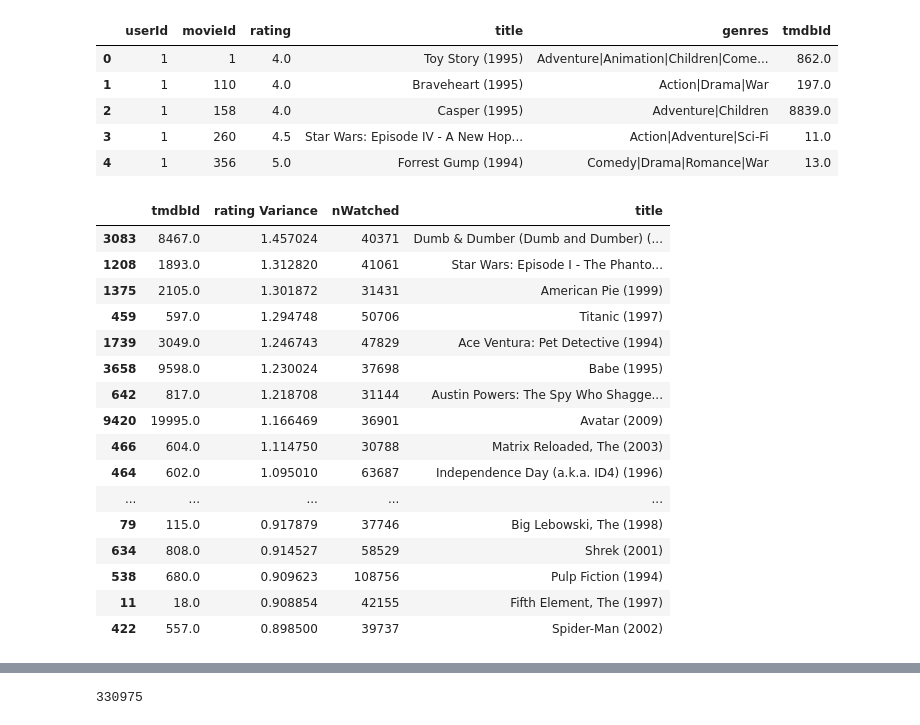
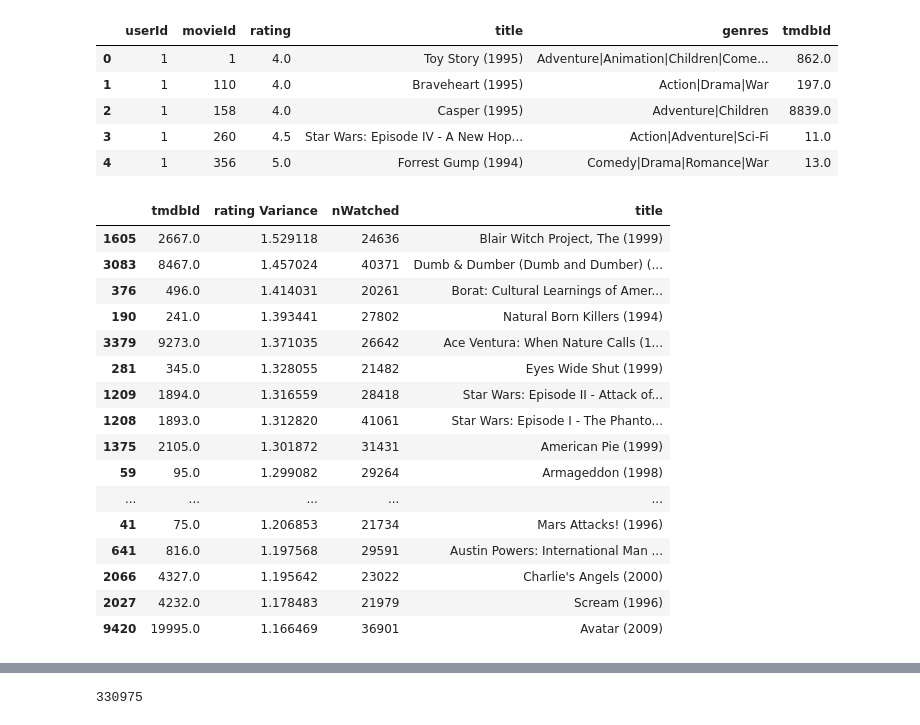
Before and after one commit to theinvisiblesherpa/SafeStreamer, a Jupyter notebook: FilmEDA.ipynb, the cells around one changed output, grey strips where cells are left out. Drawn from its saved outputs; the diff is of its cells as text; code cells hidden in the pictures.

```diff
--- a/FilmEDA.ipynb
+++ b/FilmEDA.ipynb
@@ -49,24 +45,24 @@ mostViewed.columns = mostViewed.columns.get_level_values(0)
 # %%
 # Get Most "controversial" movies out of top 100 Viewed Movies
 # Use Variance of ratings as the proxy for this
 mostViewed = mostViewed.merge(titles,how='inner')
-mostViewed[mostViewed['nWatched'] > 30000].sort_values('nWatched',ascending=False).sort_values('rating Variance',ascending=False).head(50)
+mostViewed[mostViewed['nWatched'] > 20000].sort_values('nWatched',ascending=False).sort_values('rating Variance',ascending=False).head(25)
 # %% [output]
 |  | tmdbId | rating Variance | nWatched | title |
+| 1605 | 2667.0 | 1.529118 | 24636 | Blair Witch Project, The (1999) |
 | 3083 | 8467.0 | 1.457024 | 40371 | Dumb & Dumber (Dumb and Dumber) (... |
+| 376 | 496.0 | 1.414031 | 20261 | Borat: Cultural Learnings of Amer... |
+| 190 | 241.0 | 1.393441 | 27802 | Natural Born Killers (1994) |
+| 3379 | 9273.0 | 1.371035 | 26642 | Ace Ventura: When Nature Calls (1... |
+| 281 | 345.0 | 1.328055 | 21482 | Eyes Wide Shut (1999) |
+| 1209 | 1894.0 | 1.316559 | 28418 | Star Wars: Episode II - Attack of... |
 | 1208 | 1893.0 | 1.312820 | 41061 | Star Wars: Episode I - The Phanto... |
 | 1375 | 2105.0 | 1.301872 | 31431 | American Pie (1999) |
-| 459 | 597.0 | 1.294748 | 50706 | Titanic (1997) |
-| 1739 | 3049.0 | 1.246743 | 47829 | Ace Ventura: Pet Detective (1994) |
-| 3658 | 9598.0 | 1.230024 | 37698 | Babe (1995) |
-| 642 | 817.0 | 1.218708 | 31144 | Austin Powers: The Spy Who Shagge... |
+| 59 | 95.0 | 1.299082 | 29264 | Armageddon (1998) |
+| ... | ... | ... | ... | ... |
+| 41 | 75.0 | 1.206853 | 21734 | Mars Attacks! (1996) |
+| 641 | 816.0 | 1.197568 | 29591 | Austin Powers: International Man ... |
+| 2066 | 4327.0 | 1.195642 | 23022 | Charlie's Angels (2000) |
+| 2027 | 4232.0 | 1.178483 | 21979 | Scream (1996) |
 | 9420 | 19995.0 | 1.166469 | 36901 | Avatar (2009) |
-| 466 | 604.0 | 1.114750 | 30788 | Matrix Reloaded, The (2003) |
-| 464 | 602.0 | 1.095010 | 63687 | Independence Day (a.k.a. ID4) (1996) |
-| ... | ... | ... | ... | ... |
-| 79 | 115.0 | 0.917879 | 37746 | Big Lebowski, The (1998) |
-| 634 | 808.0 | 0.914527 | 58529 | Shrek (2001) |
-| 538 | 680.0 | 0.909623 | 108756 | Pulp Fiction (1994) |
-| 11 | 18.0 | 0.908854 | 42155 | Fifth Element, The (1997) |
-| 422 | 557.0 | 0.898500 | 39737 | Spider-Man (2002) |
 # %%
```
Also changed, not shown: parts of 21 cells of this notebook.
